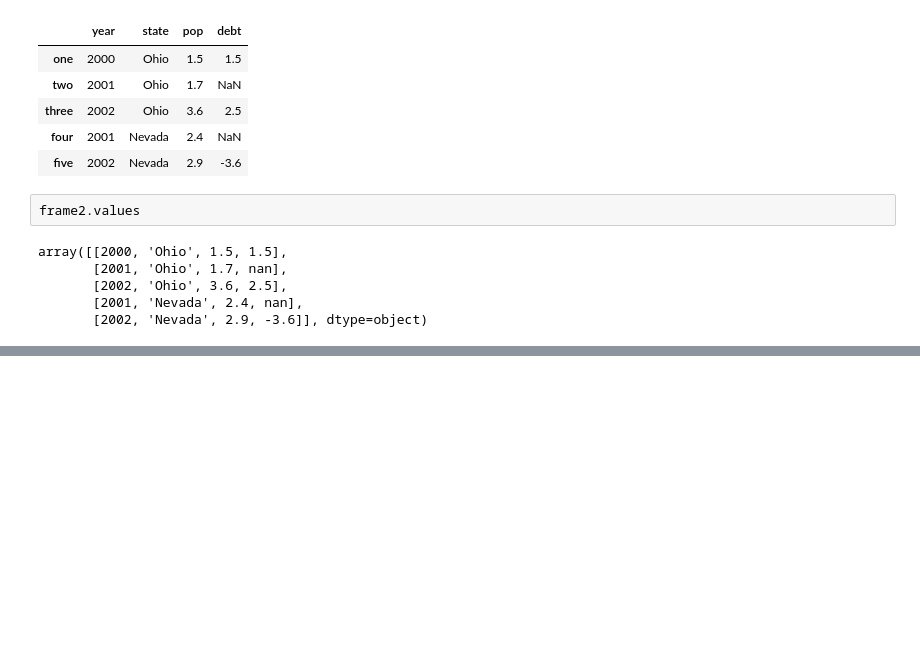
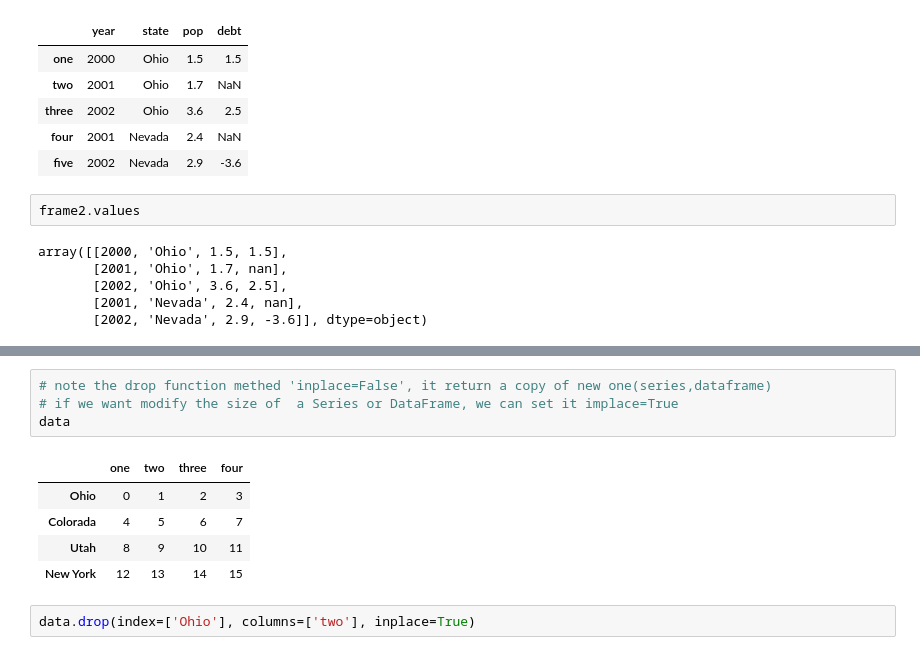
Before and after one commit to HuCui2022/data_python_analysis, a Jupyter notebook: pandas001.ipynb, the cells around one changed output, grey strips where cells are left out. Saved outputs shown, nothing was run; the diff lists cells and outputs as text; blank space fills up the shorter version.

```diff
--- a/pandas001.ipynb
+++ b/pandas001.ipynb
@@ -361,0 +569,12 @@ array([[2000, 'Ohio', 1.5, 1.5],
+# %%
+# note the drop function methed 'inplace=False', it return a copy of new one(series,dataframe)
+# if we want modify the size of  a Series or DataFrame, we can set it implace=True
+data
+# %% [output]
+|  | one | two | three | four |
+| Ohio | 0 | 1 | 2 | 3 |
+| Colorada | 4 | 5 | 6 | 7 |
+| Utah | 8 | 9 | 10 | 11 |
+| New York | 12 | 13 | 14 | 15 |
+# %%
+data.drop(index=['Ohio'], columns=['two'], inplace=True)
```
Also changed, not shown: parts of 66 cells of this notebook.
